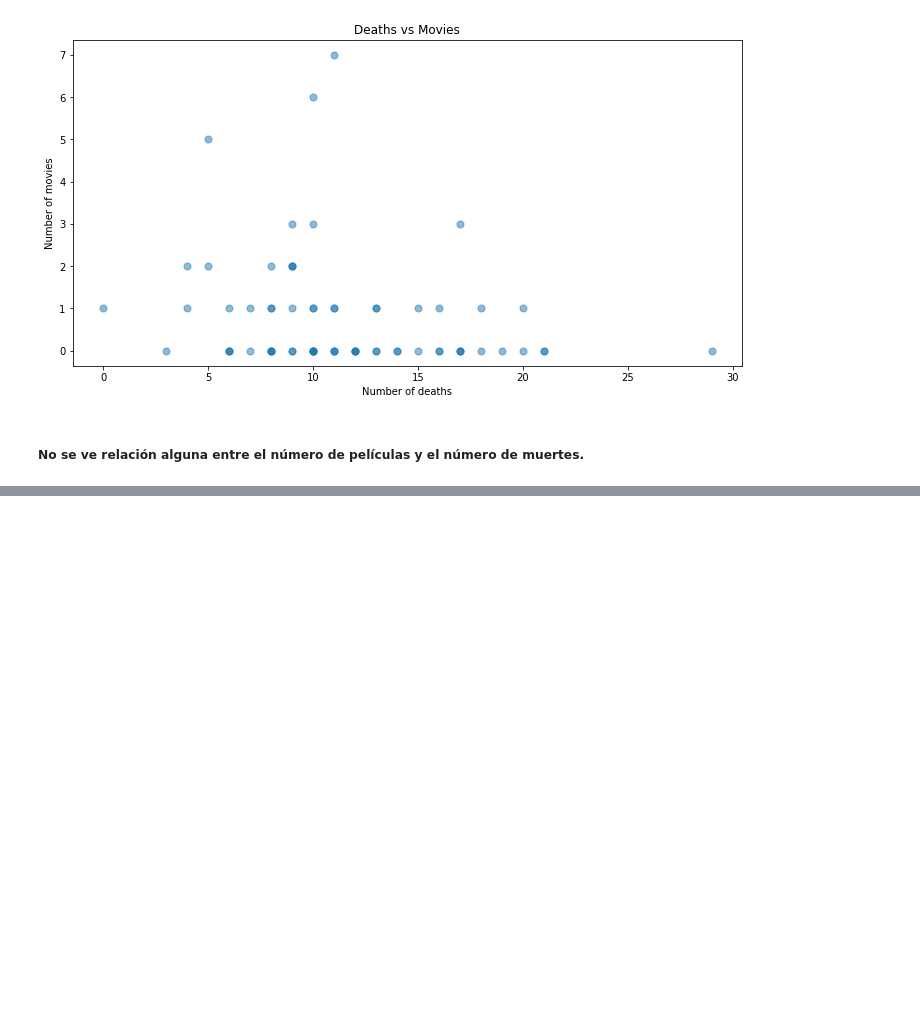
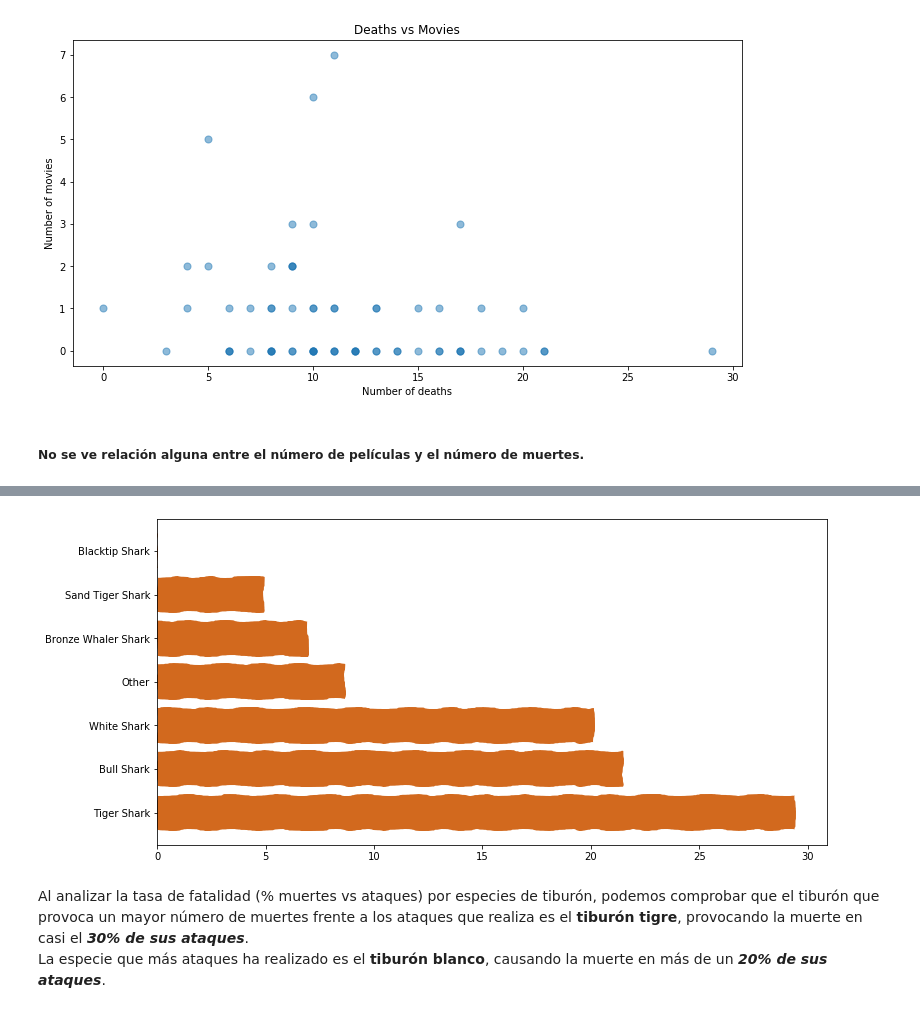
Before and after one commit to ironhack-datalabs/datamad0619, a Jupyter notebook: module-1/pandas-project/your-code/Analysis.ipynb, the cells around one changed output, grey strips where cells are left out. Drawn from its saved outputs; the diff is of its cells as text; code cells hidden in the pictures; blank space fills up the shorter version.

Commit message:
Análisis películas y especie con mayor tasa muerte/ataques terminado

```diff
--- a/module-1/pandas-project/your-code/Analysis.ipynb
+++ b/module-1/pandas-project/your-code/Analysis.ipynb
@@ -187,0 +231,9 @@ sharks['Country'].value_counts().head()
+# %%
+ndf['% Dead']=ndf['Dead']*100/(ndf['Dead']+ndf['Not Dead']+ndf['No info'])
+# %%
+ndf.sort_values('% Dead', ascending=False, inplace=True)
+# %%
+ndf = ndf.reset_index().rename_axis(None).rename_axis(None, axis=1)
+# %%
+ndf50=ndf[ndf['Attacks']>50]
+display(ndf50)
@@ -187,0 +249,8 @@ sharks['Country'].value_counts().head()
+# %%
+plt.barh(ndf50['Species'],ndf50['% Dead'], color='chocolate', sketch_params=True)
+plt.show()
+# %% [output]
+[figure, added]
+# %% [markdown]
+Al analizar la tasa de fatalidad (% muertes vs ataques) por especies de tiburón, podemos comprobar que el tiburón que provoca un mayor número de muertes frente a los ataques que realiza es el **tiburón tigre**, provocando la muerte en casi el ***30% de sus ataques***.<br>
+La especie que más ataques ha realizado es el **tiburón blanco**, causando la muerte en más de un ***20% de sus ataques***.
```
Also changed, not shown: parts of 10 cells of this notebook, 1 other file.
